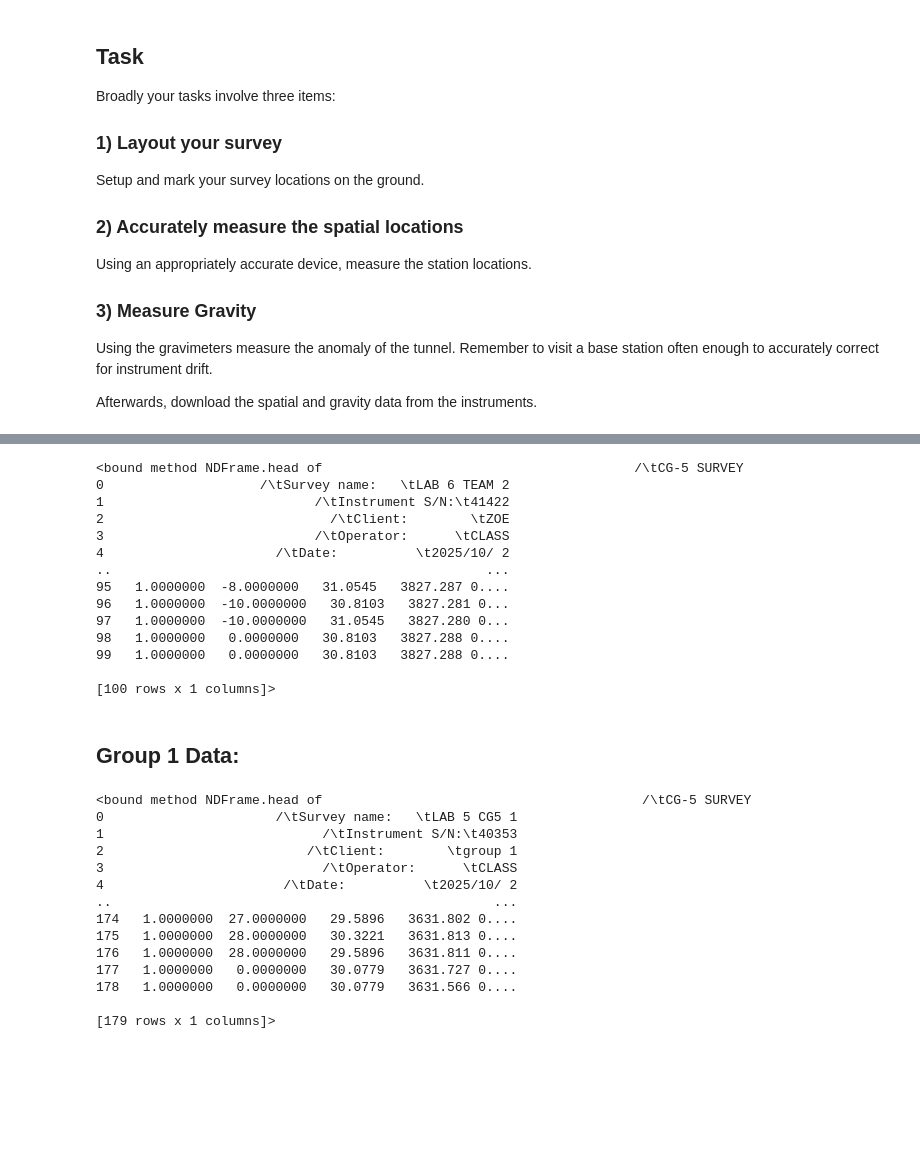
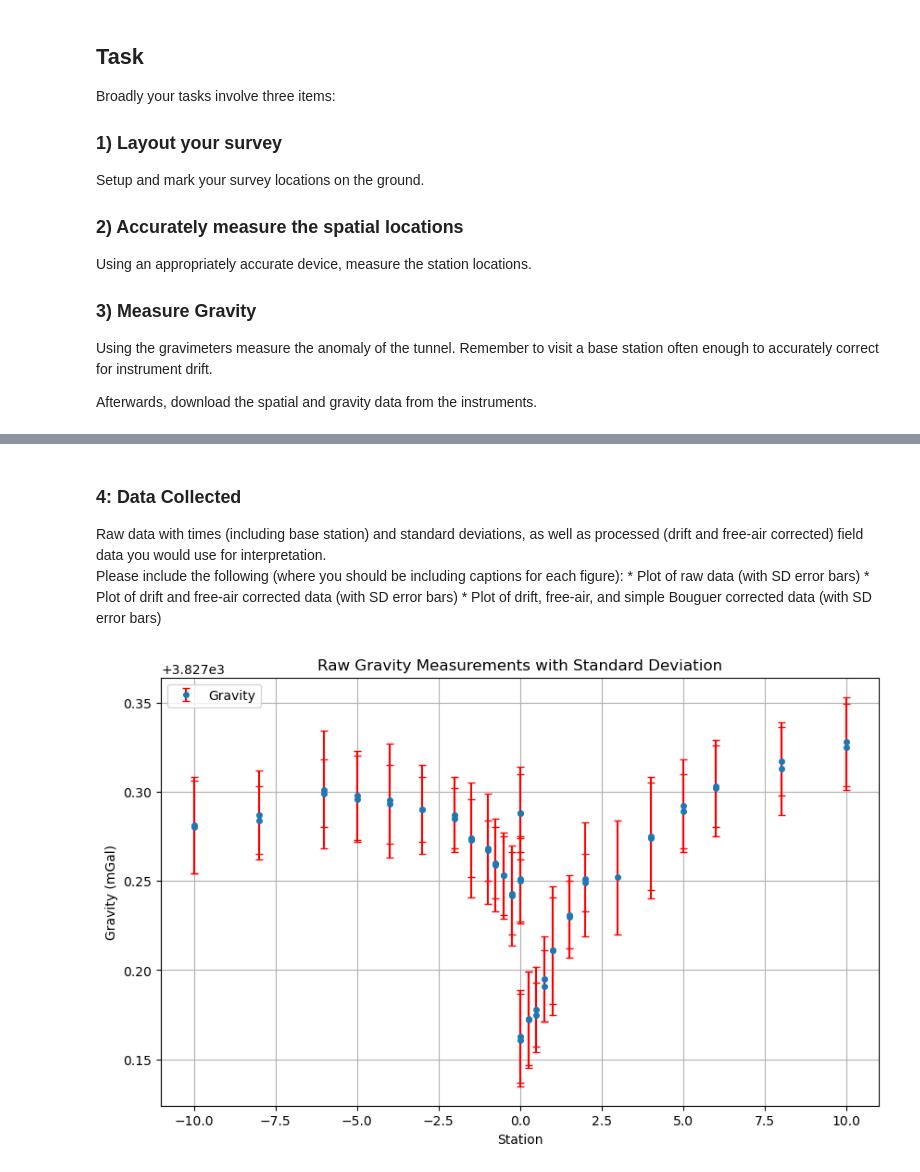
Before and after one commit to lillian-hanson/gpgn-318-328-notebooks, a Jupyter notebook: Labs/gravity/06-lab/06-Gravity-Tunnel.ipynb, the cells around one changed output, grey strips where cells are left out. Saved outputs shown, nothing was run; the diff lists cells and outputs as text; code cells hidden in the pictures; blank space fills up the shorter version.

```diff
--- a/Labs/gravity/06-lab/06-Gravity-Tunnel.ipynb
+++ b/Labs/gravity/06-lab/06-Gravity-Tunnel.ipynb
@@ -57,38 +94,9 @@ from grav_utils.grav_interact import GravInteract
+# %% [markdown]
+### 4: Data Collected
+Raw data with times (including base station) and standard deviations, as well as processed (drift and free-air corrected) field data you would use for interpretation.
+    Please include the following (where you should be including captions for each figure):
+    * Plot of raw data (with SD error bars)
+    * Plot of drift and free-air corrected data (with SD error bars)
+    * Plot of drift, free-air, and simple Bouguer corrected data (with SD error bars)
 # %%
-cg52_data = pd.read_csv('data/grp2/CG5-2.TXT')
-cg52_data.head
+loc_data = pd.read_csv('data/grp2/grp2-lab6.csv')
-# %% [output]
-<bound method NDFrame.head of                                        /\tCG-5 SURVEY
-0                    /\tSurvey name:   \tLAB 6 TEAM 2
-1                           /\tInstrument S/N:\t41422
-2                             /\tClient:        \tZOE
-3                           /\tOperator:      \tCLASS
-4                      /\tDate:          \t2025/10/ 2
-..                                                ...
-95   1.0000000  -8.0000000   31.0545   3827.287 0....
-96   1.0000000  -10.0000000   30.8103   3827.281 0...
-97   1.0000000  -10.0000000   31.0545   3827.280 0...
-98   1.0000000   0.0000000   30.8103   3827.288 0....
-99   1.0000000   0.0000000   30.8103   3827.288 0....
-
-[100 rows x 1 columns]>
-# %% [markdown]
-## Group 1 Data:
-# %%
-cg51_data = pd.read_csv('data/grp1/CG5-1.TXT')
-cg51_data.head
-# %% [output]
-<bound method NDFrame.head of                                         /\tCG-5 SURVEY
-0                      /\tSurvey name:   \tLAB 5 CG5 1
-1                            /\tInstrument S/N:\t40353
-2                          /\tClient:        \tgroup 1
-3                            /\tOperator:      \tCLASS
-4                       /\tDate:          \t2025/10/ 2
-..                                                 ...
-174   1.0000000  27.0000000   29.5896   3631.802 0....
-175   1.0000000  28.0000000   30.3221   3631.813 0....
-176   1.0000000  28.0000000   29.5896   3631.811 0....
-177   1.0000000   0.0000000   30.0779   3631.727 0....
-178   1.0000000   0.0000000   30.0779   3631.566 0....
-
-[179 rows x 1 columns]>
@@ -94,0 +119,23 @@ cg51_data.head
+# %%
+column_names = [
+    "LINE","STATION","ALT","GRAV","SD","TILTX","TILTY","TEMP","TIDE",
+    "DUR","REJ","TIME","DEC_TIME_DATE","TERRAIN","DATE"
+]
+
+dfcg5 = pd.read_csv('data/grp2/CG5-2.TXT', sep=r'\s+', skiprows=52, header=None, names=column_names)
+# %%
+# Plot GRAV vs STATION with error bars
+plt.figure(figsize=(10, 6))
+plt.errorbar(
+    dfcg5['STATION'], dfcg5['GRAV'], yerr=dfcg5['SD'],
+    fmt='o', ecolor='red', capsize=3, markersize=4, label='Gravity'
+)
+
+plt.xlabel('Station')
+plt.ylabel('Gravity (mGal)')
+plt.title('Raw Gravity Measurements with Standard Deviation')
+plt.legend()
+plt.grid(True)
+plt.show()
+# %% [output]
+[figure, added]
```
Also changed, not shown: parts of 14 cells of this notebook.
